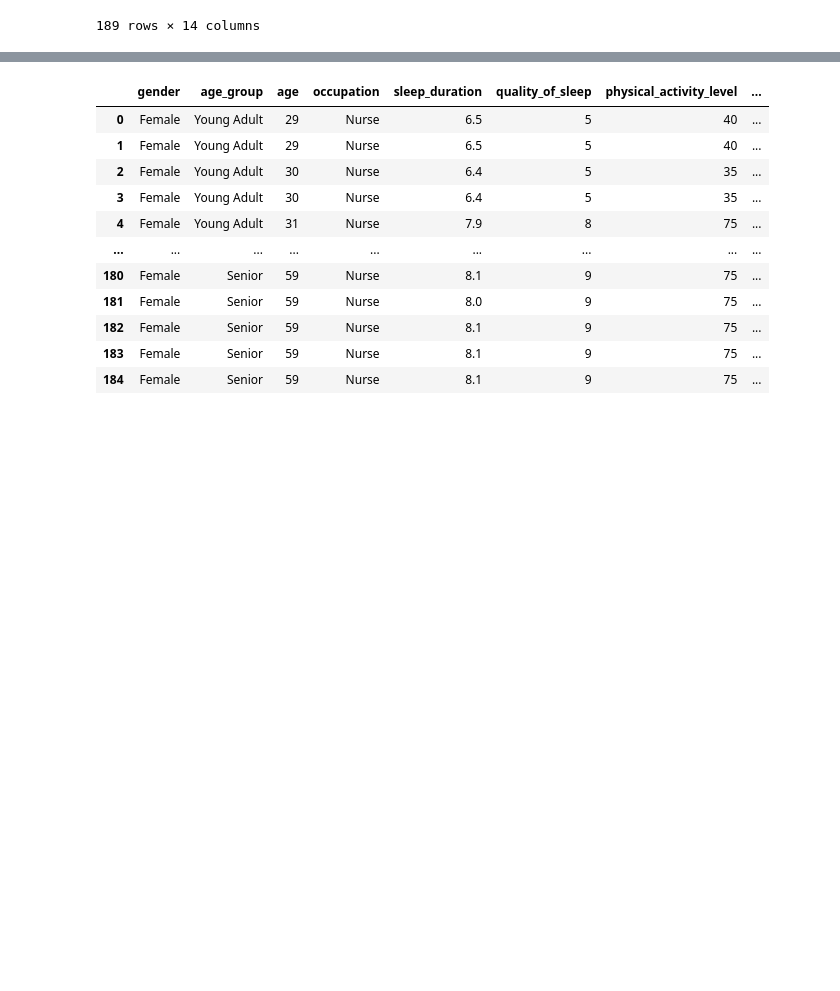
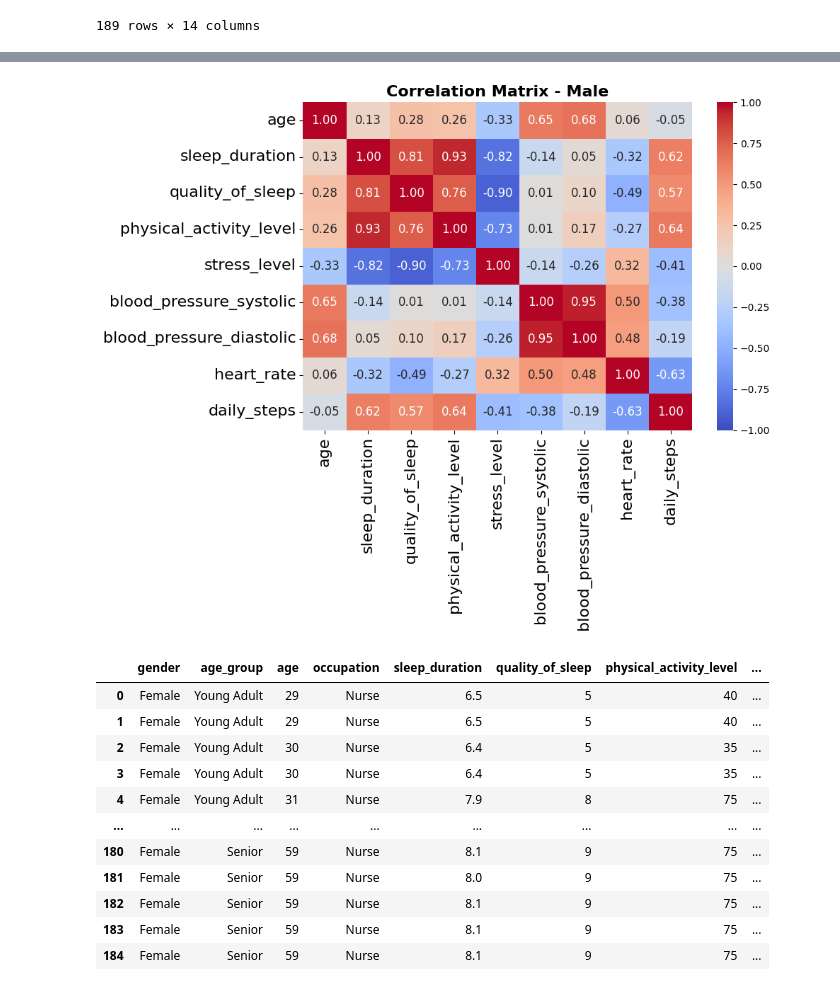
Before and after one commit to heikgrace/healthy-group-one, a Jupyter notebook: kosta_analysis.ipynb, the cells around one changed output, grey strips where cells are left out. Saved outputs shown, nothing was run; the diff lists cells and outputs as text; code cells hidden in the pictures; blank space fills up the shorter version.

```diff
--- a/kosta_analysis.ipynb
+++ b/kosta_analysis.ipynb
@@ -131,3 +131,30 @@ plt.show()
+# %%
+import matplotlib.pyplot as plt
+import seaborn as sns
+
+corr_matrix = df_sleep_health_lifestyle_male_4[[
+    'age', 'sleep_duration', 'quality_of_sleep', 'physical_activity_level',
+    'stress_level', 'blood_pressure_systolic', 'blood_pressure_diastolic',
+    'heart_rate', 'daily_steps'
+]].corr()
+
+plt.figure(figsize=(10, 8))
+sns.heatmap(
+    corr_matrix,
+    annot=True,
+    cmap='coolwarm',
+    fmt=".2f",
+    vmin=-1, vmax=1,
+    annot_kws={"size": 12}  # Größe der Zahlen im Heatmap
+)
+
+plt.title('Correlation Matrix - Male', fontsize=16, fontweight='bold')
+plt.xticks(fontsize=16)
+plt.yticks(fontsize=16)
+plt.tight_layout()  # optional: passt das Layout automatisch an
+plt.show()
+# %% [output]
+[figure, added]
 # %%
 df_sleep_health_lifestyle_female_4 = pd.read_sql(sql=text('SELECT * FROM sleep_health_lifestyle_female'), con=engine)
 df_sleep_health_lifestyle_female_4
```
Also changed, not shown: parts of 22 cells of this notebook.
